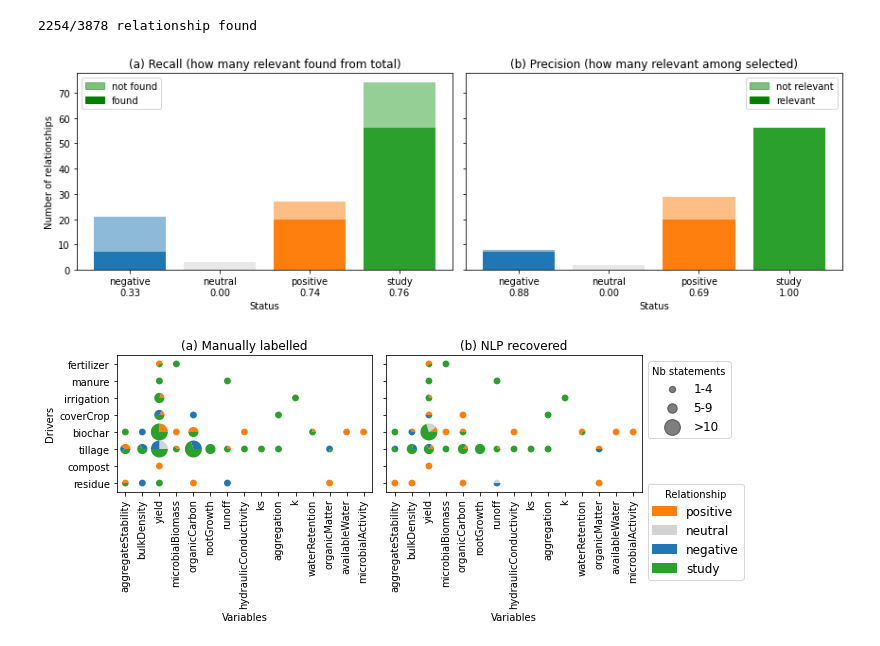
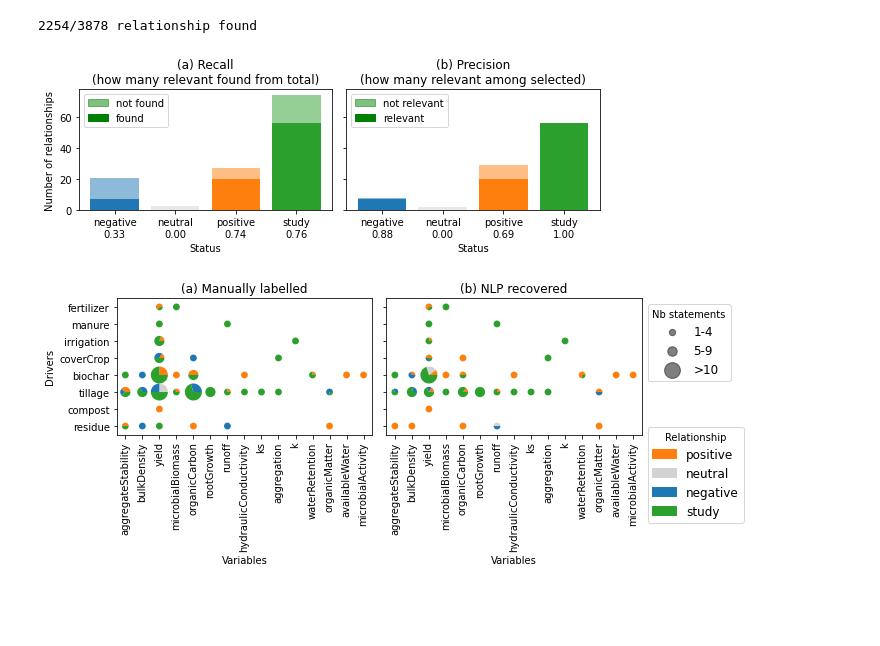
Before and after one commit to climasoma/nlp, a Jupyter notebook: notebooks/nlp-meta-analyses.ipynb, the cells around one changed output. Saved outputs shown, nothing was run; the diff lists cells and outputs as text; code cells hidden in the pictures; blank space fills up the shorter version.

```diff
--- a/notebooks/nlp-meta-analyses.ipynb
+++ b/notebooks/nlp-meta-analyses.ipynb
@@ -958,7 +959,7 @@ dfmatch.sort_values('sentence').to_excel(datadir + 'dfmatch-nlp.xlsx', index=Fal
 2254/3878 relationship found
 # %%
 # figure (double histogram with well identified and not well identified)
-fig, axs = plt.subplots(1, 2, sharey=True, figsize=(12, 4))
+fig, axs = plt.subplots(1, 2, sharey=True, figsize=(8, 3))
 cats = [-1, 0, 1, 2]
 colors = {1: 'tab:orange', 0: 'lightgrey', -1: 'tab:blue', 2: 'tab:green'}
 xlabs = ['negative', 'neutral', 'positive', 'study']
@@ -966,7 +967,7 @@ isub = dfmatch['relTrue'].isin(cats)
 
 # recall
 ax = axs[0]
-ax.set_title('(a) Recall (how many relevant found from total)')
+ax.set_title('(a) Recall\n(how many relevant found from total)')
 #ie = dfmatch['relationship'].isna() & dfmatch['relTrue'].isna()
 #cax = ax.bar(-2, ie.sum())
 #ax.bar(-2, dfmatch['relTrue'].isna().sum(), bottom=ie.sum(),
@@ -988,35 +989,35 @@ for lh, a in zip(leg.legendHandles, [0.5, 1]):
 ax.set_xticks(cats)
 ax.set_xticklabels([xlab + '\n{:.2f}'.format(a) for xlab, a in zip(xlabs, scores)])
 ax.set_xlabel('Status')
 ax.set_ylabel('Number of relationships')
 
 ax = axs[1]
-ax.set_title('(b) Precision (how many relevant among selected)')
+ax.set_title('(b) Precision\n(how many relevant among selected)')
 #ie = dfmatch['relationship'].isna() & dfmatch['relTrue'].isna()
 #cax = ax.bar(-2, ie.sum())
 #ax.bar(-2, dfmatch['relTrue'].isna().sum(), bottom=ie.sum(),
 #       alpha=0.5, color=cax.patches[0].get_facecolor())
 scores = []
 for cat in cats:
     icommon = dfmatch[isub]['sdpRel'].eq(cat) & dfmatch[isub]['relTrue'].eq(cat)
     iselected = dfmatch[isub]['sdpRel'].eq(cat)
     scores.append(icommon.sum()/iselected.sum())
     cax = ax.bar(cat, icommon.sum(), color=colors[cat])
     ax.bar(cat, iselected.sum(),
            alpha=0.5, color=cax.patches[0].get_facecolor())
 ax.bar([], [], color='k', alpha=0.5, label='not relevant')
 ax.bar([], [], color='k', alpha=1, label='relevant')
 leg = ax.legend()
 for lh, a in zip(leg.legendHandles, [0.5, 1]):
     lh.set_alpha(a)
     lh.set_color('green')
 ax.set_xticks(cats)
 ax.set_xticklabels([xlab + '\n{:.2f}'.format(a) for xlab, a in zip(xlabs, scores)])
 ax.set_xlabel('Status')
 fig.tight_layout()
 fig.savefig(outputdir + 'rel-score-bar-meta.jpg', dpi=500)
 # %% [output]
-[figure, old version]
+[figure, new version]
 # %%
 # figure with matrix relationship between drivers and properties
 
```
Also changed, not shown: parts of 2 cells of this notebook, 2 other files.
